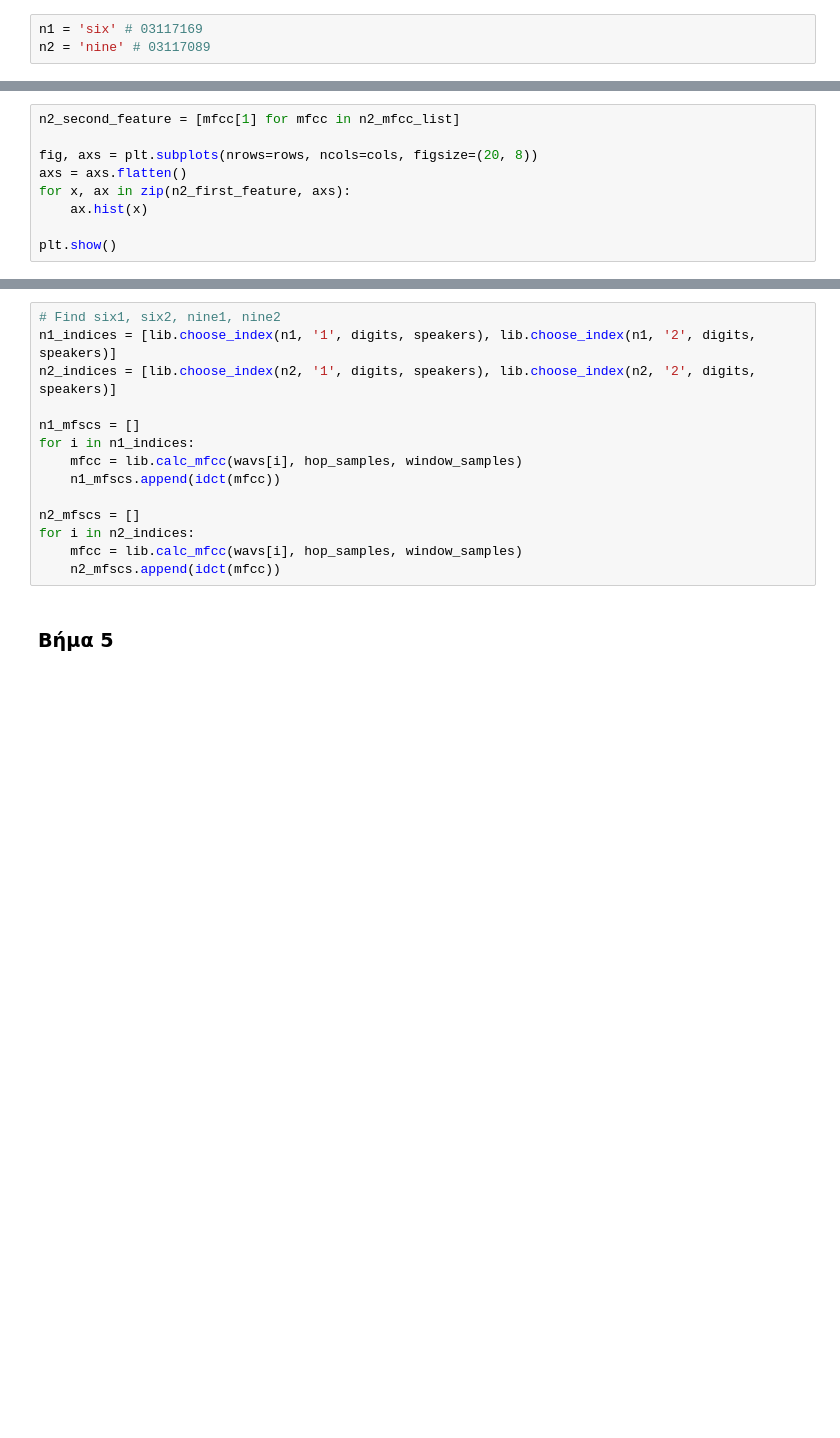
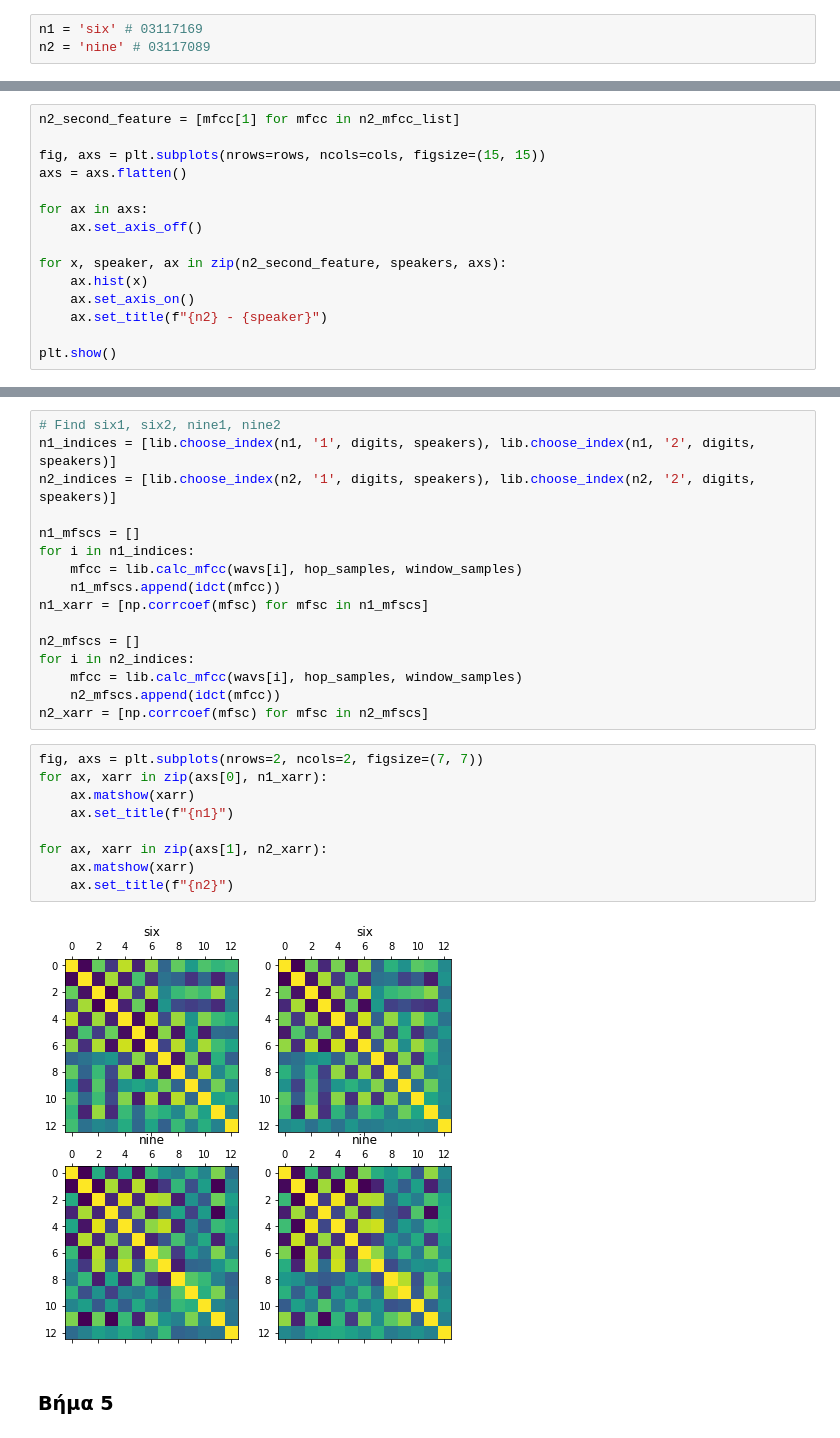
Before and after one commit to JasonChatzitheodorou/PatRec, a Jupyter notebook: Lab2/PatRec_Lab2.ipynb, the cells around one changed output, grey strips where cells are left out. Drawn from its saved outputs; the diff is of its cells as text; blank space fills up the shorter version.

```diff
--- a/Lab2/PatRec_Lab2.ipynb
+++ b/Lab2/PatRec_Lab2.ipynb
@@ -92,10 +115,16 @@ plt.show()
 # %%
 n2_second_feature = [mfcc[1] for mfcc in n2_mfcc_list]
 
-fig, axs = plt.subplots(nrows=rows, ncols=cols, figsize=(20, 8))
+fig, axs = plt.subplots(nrows=rows, ncols=cols, figsize=(15, 15))
 axs = axs.flatten()
-for x, ax in zip(n2_first_feature, axs):
+
+for ax in axs:
+    ax.set_axis_off()
+
+for x, speaker, ax in zip(n2_second_feature, speakers, axs):
     ax.hist(x)
+    ax.set_axis_on()
+    ax.set_title(f"{n2} - {speaker}")
 
 plt.show()
 # %% [output]
@@ -113,11 +138,24 @@ n1_mfscs = []
 for i in n1_indices:
     mfcc = lib.calc_mfcc(wavs[i], hop_samples, window_samples)
     n1_mfscs.append(idct(mfcc))
+n1_xarr = [np.corrcoef(mfsc) for mfsc in n1_mfscs]
 
 n2_mfscs = []
 for i in n2_indices:
     mfcc = lib.calc_mfcc(wavs[i], hop_samples, window_samples)
     n2_mfscs.append(idct(mfcc))
+n2_xarr = [np.corrcoef(mfsc) for mfsc in n2_mfscs]
+# %%
+fig, axs = plt.subplots(nrows=2, ncols=2, figsize=(7, 7))
+for ax, xarr in zip(axs[0], n1_xarr):
+    ax.matshow(xarr)
+    ax.set_title(f"{n1}")
+
+for ax, xarr in zip(axs[1], n2_xarr):
+    ax.matshow(xarr)
+    ax.set_title(f"{n2}")
+# %% [output]
+[figure, added]
 # %% [markdown]
 ### Βήμα 5
 # %%
```
Also changed, not shown: parts of 13 cells of this notebook.
